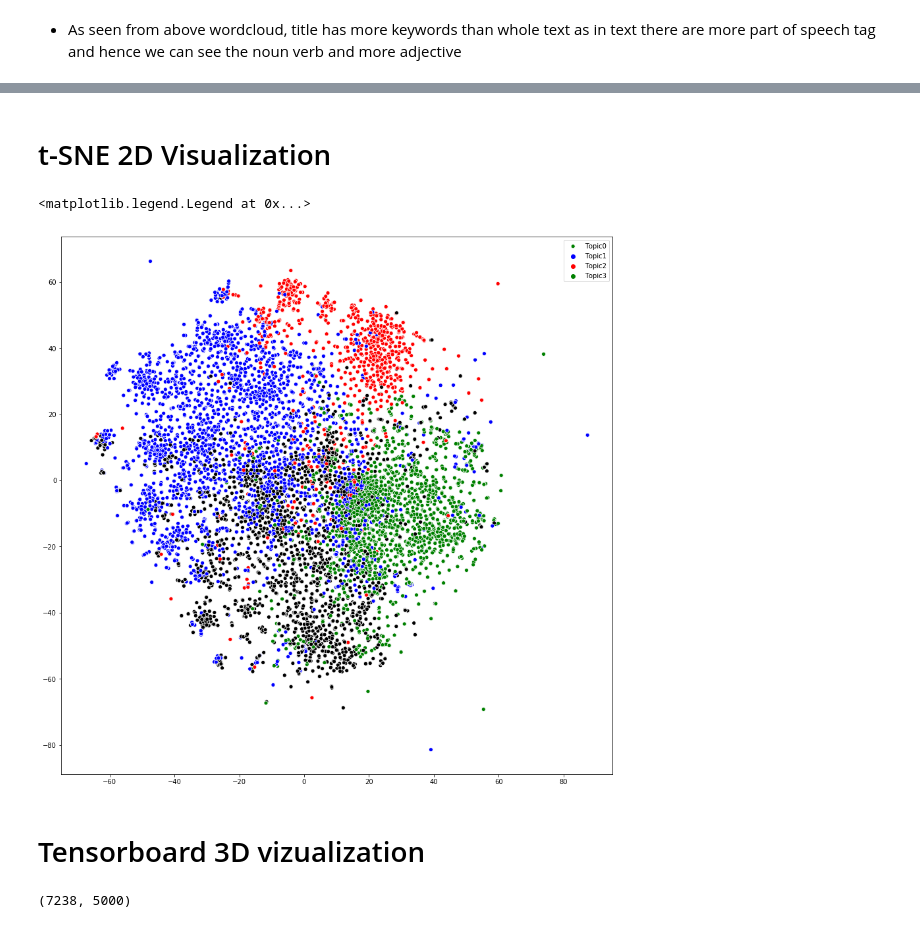
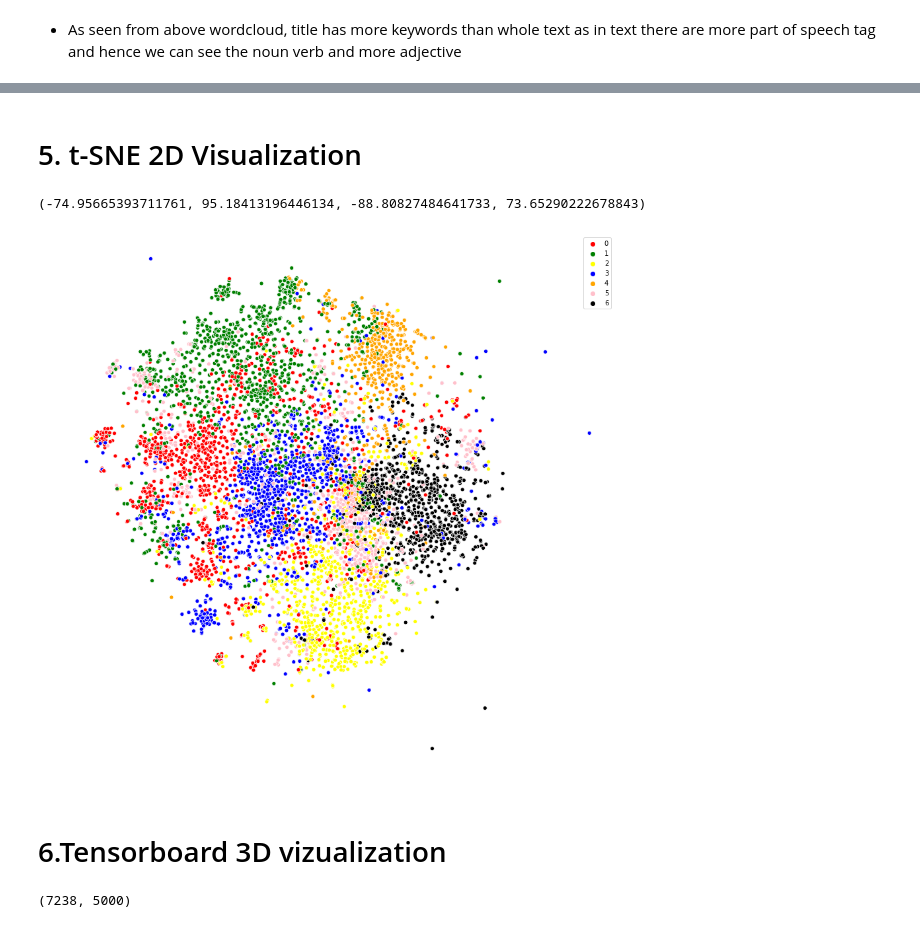
Before and after one commit to leapfrogtechnology/journal-recommendation, a Jupyter notebook: journal_reccomendation_2.ipynb, the cells around one changed output, grey strips where cells are left out. Saved outputs shown, nothing was run; the diff lists cells and outputs as text; code cells hidden in the pictures.

```diff
--- a/journal_reccomendation_2.ipynb
+++ b/journal_reccomendation_2.ipynb
@@ -121,6 +122,6 @@ data_df.head()
 # %%
 NO_FEAT  = 5000
-NO_TOPIC=4
+NO_TOPIC=7
 # LDA can only use raw term counts  because it is a probabilistic graphical model
 tf_vectorizer = CountVectorizer(max_features=NO_FEAT,stop_words='english',min_df=10)
 X_tf = tf_vectorizer.fit_transform(data_df['text'])
@@ -186,2 +196,4 @@ lda_df[columns].head(10)
 # %%
 lda_df['Major_topic'] =lda_df[columns].idxmax(axis=1).apply(lambda x: int(x[-1]))
+# %%
+lda_df['keyword'] = lda_df['Major_topic'].apply(lambda x: topic_lda[x])
@@ -198,5 +221,5 @@ df_total.shape
 # %% [markdown]
-#  t-SNE  2D Visualization
+# 5. t-SNE  2D Visualization
 # %%
 tsne_model = TSNE(n_components=2,random_state=23)
 # %%
@@ -211,13 +234,13 @@ for x,y in vect_2D:
 topic_no =list(lda_df['Major_topic'])
 # %%
 plt.figure(figsize=(15,15))
-sns.scatterplot(x=x_cor_2d,y=y_cor_2d,hue=topic_no,palette=['blue','red','green','black'])
-plt.legend(['Topic0','Topic1','Topic2','Topic3'])
+sns.scatterplot(x=x_cor_2d,y=y_cor_2d,hue=topic_no,palette=['red','green','yellow','blue','orange','pink','black'])
+plt.axis('off')
 # %% [output]
-<matplotlib.legend.Legend at 0x...>
+(-74.95665393711761, 95.18413196446134, -88.80827484641733, 73.65290222678843)
-[figure, old version]
+[figure, new version]
 # %% [markdown]
-# Tensorboard 3D vizualization
+# 6.Tensorboard 3D vizualization
 # %%
 feature_df =pd.DataFrame(X_tf.toarray())
 # %%
```
Also changed, not shown: parts of 20 cells of this notebook.
